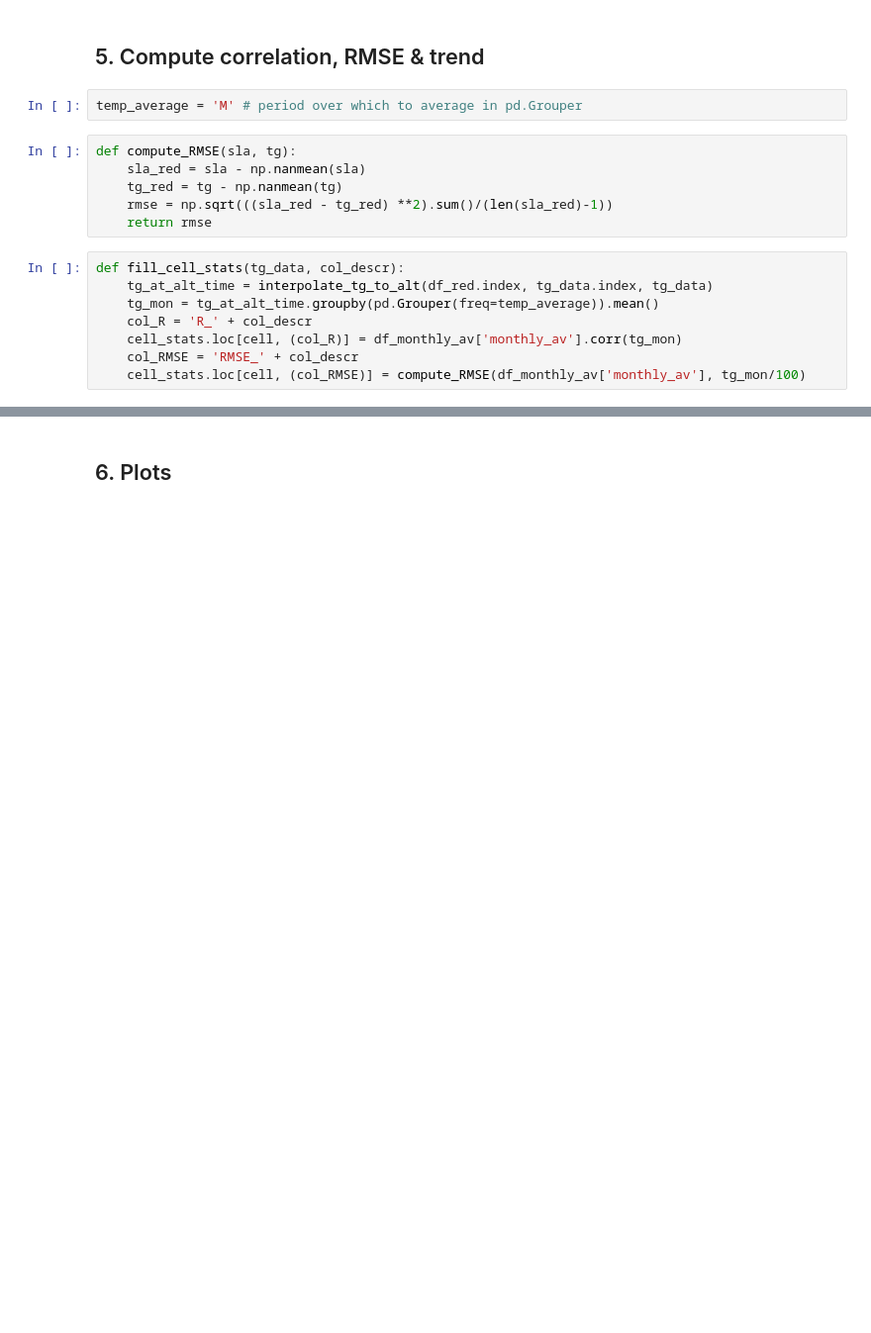
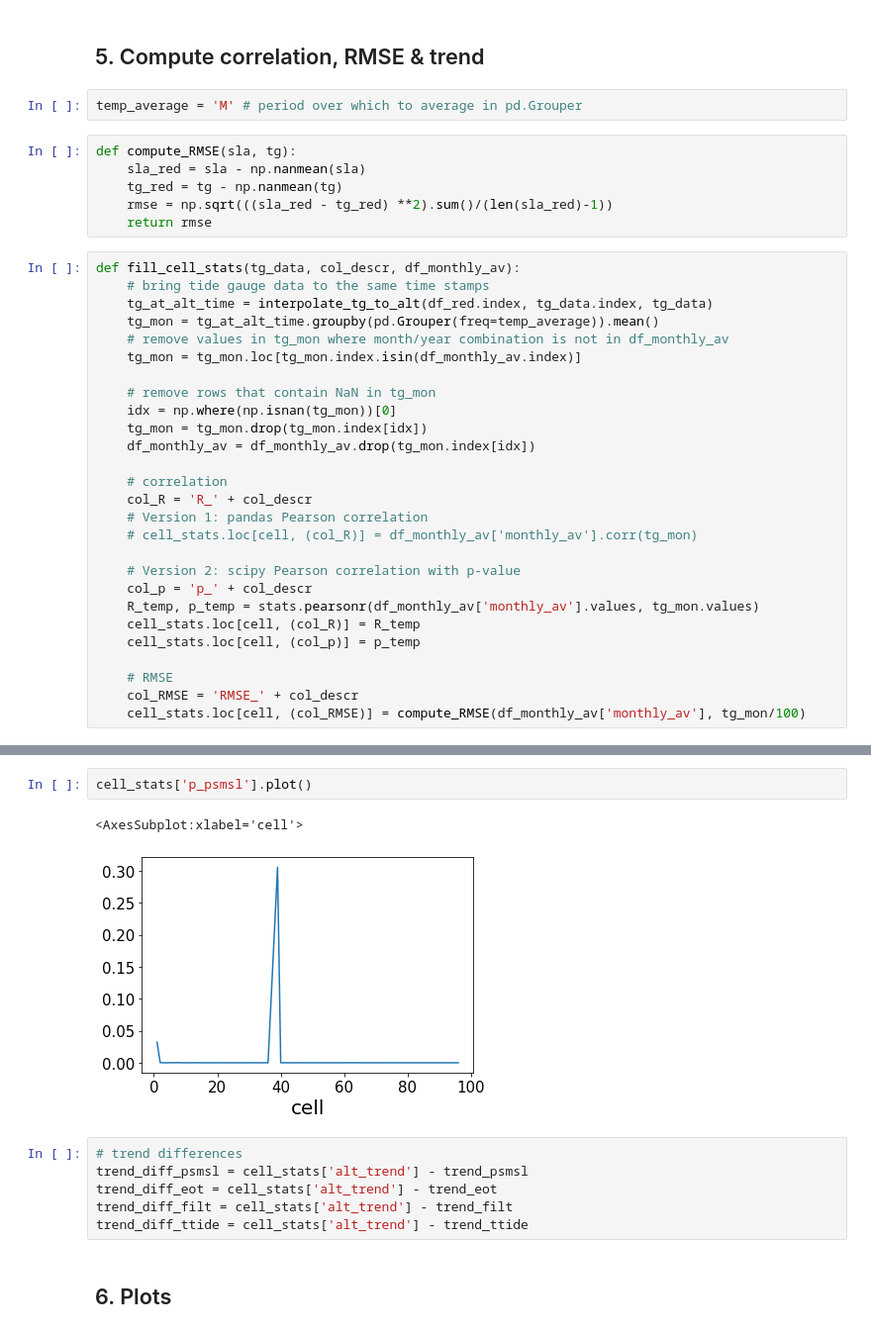
Before and after one commit to 3enedix/P1-data-combination-code, a Jupyter notebook: altimetry/compare_altimetry_vs_TG.ipynb, the cells around one changed output, grey strips where cells are left out. Shown at 99% size. Saved outputs shown, nothing was run; the diff lists cells and outputs as text; blank space fills up the shorter version.

```diff
--- a/altimetry/compare_altimetry_vs_TG.ipynb
+++ b/altimetry/compare_altimetry_vs_TG.ipynb
@@ -495,11 +558,30 @@ def compute_RMSE(sla, tg):
     rmse = np.sqrt(((sla_red - tg_red) **2).sum()/(len(sla_red)-1))
     return rmse
 # %%
-def fill_cell_stats(tg_data, col_descr):
+def fill_cell_stats(tg_data, col_descr, df_monthly_av):
+    # bring tide gauge data to the same time stamps
     tg_at_alt_time = interpolate_tg_to_alt(df_red.index, tg_data.index, tg_data)
     tg_mon = tg_at_alt_time.groupby(pd.Grouper(freq=temp_average)).mean()
+    # remove values in tg_mon where month/year combination is not in df_monthly_av
+    tg_mon = tg_mon.loc[tg_mon.index.isin(df_monthly_av.index)]
+
+    # remove rows that contain NaN in tg_mon
+    idx = np.where(np.isnan(tg_mon))[0]
+    tg_mon = tg_mon.drop(tg_mon.index[idx])
+    df_monthly_av = df_monthly_av.drop(tg_mon.index[idx])
+
+    # correlation
     col_R = 'R_' + col_descr
-    cell_stats.loc[cell, (col_R)] = df_monthly_av['monthly_av'].corr(tg_mon)
+    # Version 1: pandas Pearson correlation
+    # cell_stats.loc[cell, (col_R)] = df_monthly_av['monthly_av'].corr(tg_mon)
+
+    # Version 2: scipy Pearson correlation with p-value
+    col_p = 'p_' + col_descr
+    R_temp, p_temp = stats.pearsonr(df_monthly_av['monthly_av'].values, tg_mon.values)
+    cell_stats.loc[cell, (col_R)] = R_temp
+    cell_stats.loc[cell, (col_p)] = p_temp
+
+    # RMSE
     col_RMSE = 'RMSE_' + col_descr
     cell_stats.loc[cell, (col_RMSE)] = compute_RMSE(df_monthly_av['monthly_av'], tg_mon/100)
 # %%
@@ -547,5 +627,16 @@ for cell, df in alt_gdf.groupby('cell'):
     cell_stats.loc[cell, ('date_min')] = df_monthly_av.index.min()
     cell_stats.loc[cell, ('date_max')] = df_monthly_av.index.max()
     cell_stats.loc[cell, ('number_values(months)')] = len(df_monthly_av.index)
+# %%
+cell_stats['p_psmsl'].plot()
+# %% [output]
+<AxesSubplot:xlabel='cell'>
+[figure, added]
+# %%
+# trend differences
+trend_diff_psmsl = cell_stats['alt_trend'] - trend_psmsl
+trend_diff_eot = cell_stats['alt_trend'] - trend_eot
+trend_diff_filt = cell_stats['alt_trend'] - trend_filt
+trend_diff_ttide = cell_stats['alt_trend'] - trend_ttide
 # %% [markdown]
 ## 6. Plots
```
Also changed, not shown: parts of 34 cells of this notebook.
